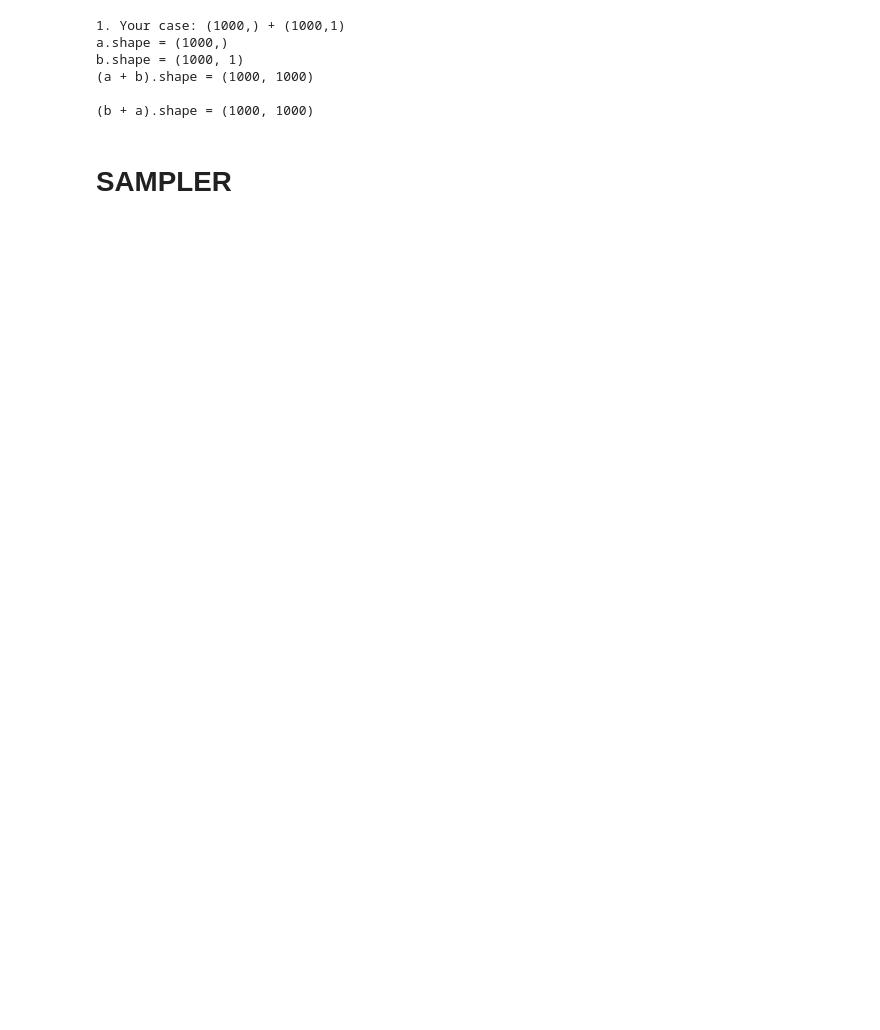
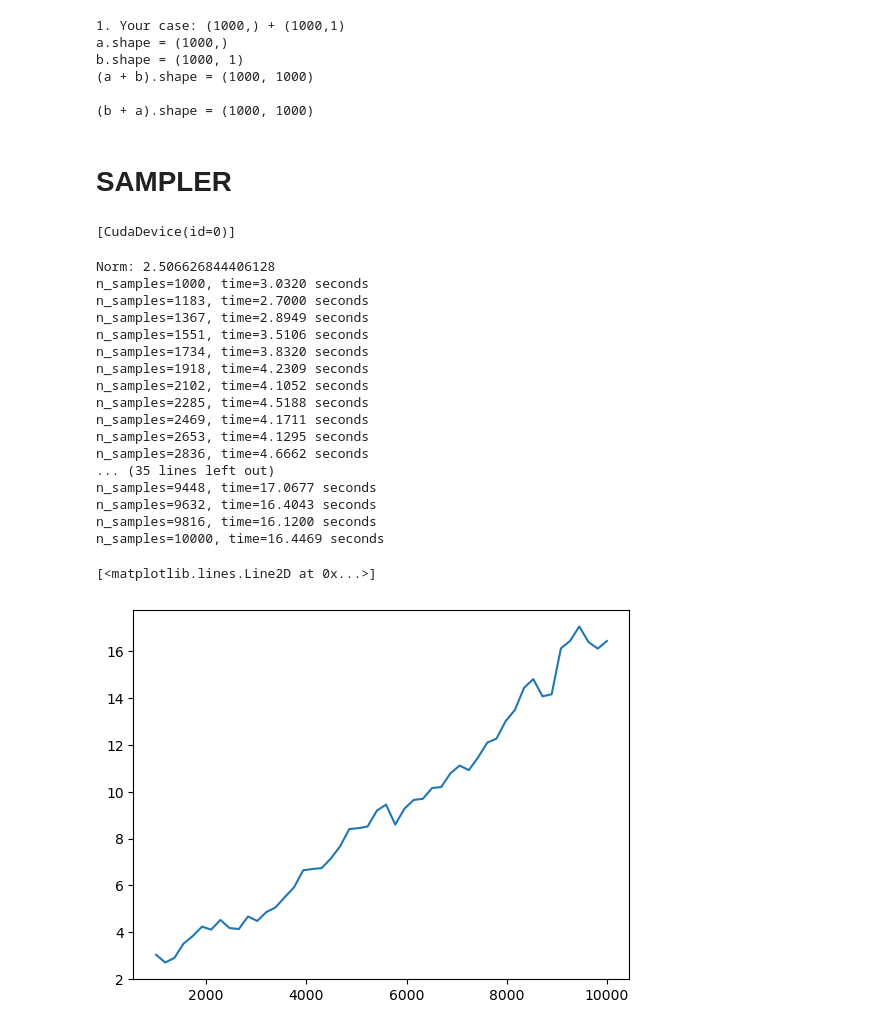
Before and after one commit to pfargas/qvarnet, a Jupyter notebook: JAX/jax_intro.ipynb, the cells around one changed output. Saved outputs shown, nothing was run; the diff lists cells and outputs as text; code cells hidden in the pictures; blank space fills up the shorter version.

Commit message:
sampler horrible performance but at least it samples

```diff
--- a/JAX/jax_intro.ipynb
+++ b/JAX/jax_intro.ipynb
@@ -945,3 +951,74 @@ b.shape = (1000, 1)
 (b + a).shape = (1000, 1000)
 # %% [markdown]
 # SAMPLER
+# %%
+jax.devices()
+# %% [output]
+[CudaDevice(id=0)]
+# %%
+def p(x): return jnp.exp(-0.5 * x**2)
+
+x = jnp.linspace(-5,5,1000)
+
+norm = trapezoid(p(x), x)
+print(f"Norm: {norm}")
+
+def metropolis_hastings(rng_key, n_samples, n_burnin, step_size, initial_position):
+    for burnin_step in range(n_burnin):
+        rng_key, subkey = jax.random.split(rng_key)
+        proposal = initial_position + step_size * jax.random.normal(subkey, shape=initial_position.shape)
+        acceptance_ratio = (p(proposal)) / (p(initial_position))
+        rng_key, subkey = jax.random.split(rng_key)
+        accept = jax.random.uniform(subkey, shape=acceptance_ratio.shape) < acceptance_ratio
+        initial_position = jnp.where(accept, proposal, initial_position)
+    samples = []
+    for sample_step in range(n_samples):
+        rng_key, subkey = jax.random.split(rng_key)
+        proposal = initial_position + step_size * jax.random.normal(subkey, shape=initial_position.shape)
+        acceptance_ratio = (p(proposal)) / (p(initial_position))
+        rng_key, subkey = jax.random.split(rng_key)
+        accept = jax.random.uniform(subkey, shape=acceptance_ratio.shape) < acceptance_ratio
+        initial_position = jnp.where(accept, proposal, initial_position)
+        samples.append(initial_position)
+    return jnp.array(samples)
+
+def run_mcmc(seed=None, n_samples=10000, n_burnin=100, step_size=0.5, initial_position=jnp.array([0.0])):
+    try:
+        rng_key = jax.random.PRNGKey(seed)
+    except Exception as _:
+        import time
+        rng_key = jax.random.PRNGKey(int(time.time_ns()))
+    samples = metropolis_hastings(rng_key, n_samples, n_burnin, step_size, initial_position)
+    return samples
+
+
+samples = jnp.linspace(1000,10000, 50).astype(int)
+import time as time
+times = []
+for n in samples:
+    start = time.time()
+    run_mcmc(n_samples=n)
+    end = time.time()
+    times.append(end-start)
+    print(f"n_samples={n}, time={end-start:.4f} seconds")
+plt.plot(samples, times)
+# %% [output]
+Norm: 2.506626844406128
+n_samples=1000, time=3.0320 seconds
+n_samples=1183, time=2.7000 seconds
+n_samples=1367, time=2.8949 seconds
+n_samples=1551, time=3.5106 seconds
+n_samples=1734, time=3.8320 seconds
+n_samples=1918, time=4.2309 seconds
+n_samples=2102, time=4.1052 seconds
+n_samples=2285, time=4.5188 seconds
+n_samples=2469, time=4.1711 seconds
+n_samples=2653, time=4.1295 seconds
+n_samples=2836, time=4.6662 seconds
+... (35 lines left out)
+n_samples=9448, time=17.0677 seconds
+n_samples=9632, time=16.4043 seconds
+n_samples=9816, time=16.1200 seconds
+n_samples=10000, time=16.4469 seconds
+[<matplotlib.lines.Line2D at 0x...>]
+[figure, added]
```
Also changed, not shown: parts of 4 cells of this notebook.
